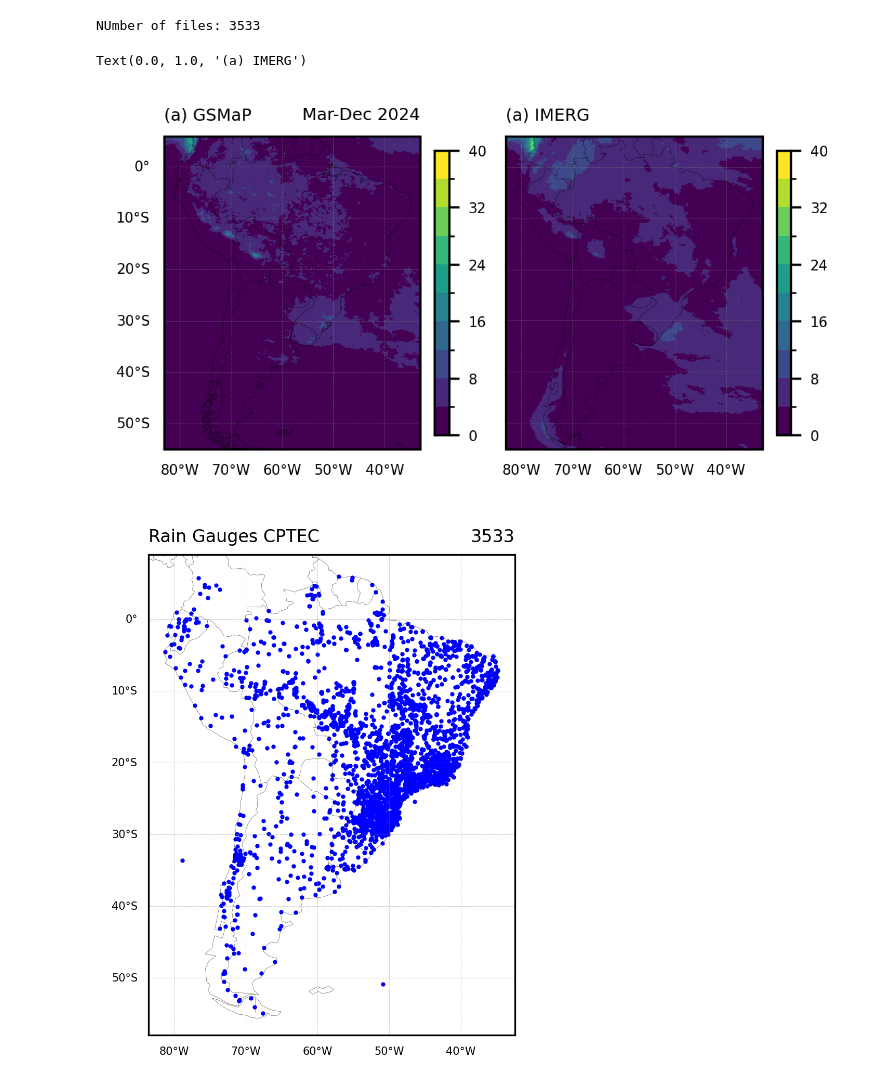
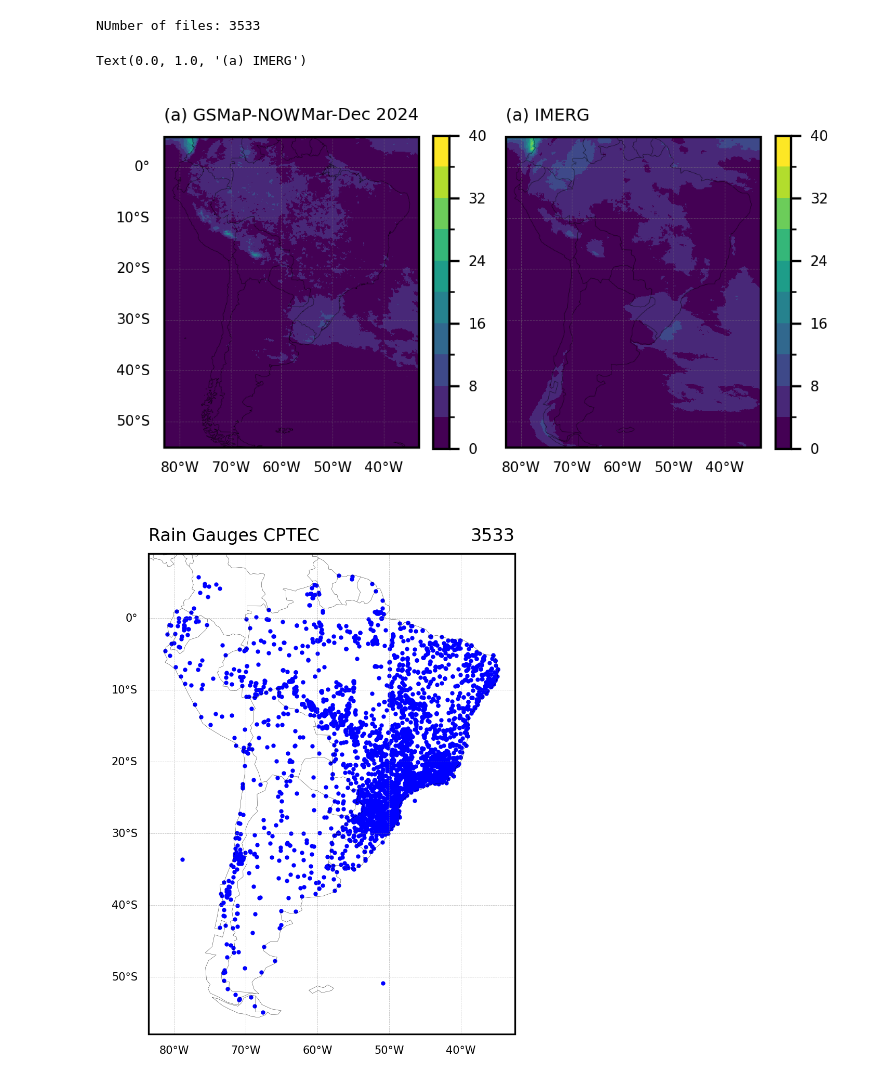
Before and after one commit to SInApSE-INPE/RainGauges, a Jupyter notebook: jupyter/validation/1dy_GSMaP_CPTEC.ipynb, the cells around one changed output. Drawn from its saved outputs; the diff is of its cells as text; code cells hidden in the pictures.

```diff
--- a/jupyter/validation/1dy_GSMaP_CPTEC.ipynb
+++ b/jupyter/validation/1dy_GSMaP_CPTEC.ipynb
@@ -79,37 +79,37 @@ gl.top_labels = False
 gl.bottom_labels = True
 gl.left_labels = True
 gl.right_labels = False
 gl.xlabel_style = {'size': 5, 'color': 'k'}
 gl.ylabel_style = {'size': 5, 'color': 'k'}
 
 a1 = ax1.pcolormesh(lon2d, lat2d, np.nanmean(PRE,axis=0), norm=norm_obs)
-cbar = plt.colorbar(a1,fraction=0.05)
+cbar = plt.colorbar(a1,fraction=0.055)
 cbar.ax.tick_params(labelsize=5)
 
-ax1.set_title('(a) GSMaP', loc='left', fontsize=6)
+ax1.set_title(f'(a) GSMaP-{product}', loc='left', fontsize=6)
 ax1.set_title('Mar-Dec 2024', loc='right', fontsize=6)
 
 #==================================================================================================
 ax1 = plt.subplot(gs[0, 1], projection = proj)
 ax1.add_feature(cf.COASTLINE,linewidth=0.1, linestyle='-',edgecolor='k')
 ax1.add_feature(cf.BORDERS, linewidth=0.1, linestyle='-', edgecolor='k')
 
 gl = ax1.gridlines(crs=proj,draw_labels=True,linewidth=0.2,color='gray',alpha=0.5,linestyle='--')
 gl.top_labels = False
 gl.bottom_labels = True
 gl.left_labels = False
 gl.right_labels = False
 gl.xlabel_style = {'size': 5, 'color': 'k'}
 gl.ylabel_style = {'size': 5, 'color': 'k'}
 
 a1 = ax1.pcolormesh(lon2d_IM, lat2d_IM, np.nanmean(IMERG,axis=0), norm=norm_obs)
-cbar = plt.colorbar(a1,fraction=0.05)
+cbar = plt.colorbar(a1,fraction=0.055)
 cbar.ax.tick_params(labelsize=5)
 
 ax1.set_title('(a) IMERG', loc='left', fontsize=6)
 # %% [output]
 Text(0.0, 1.0, '(a) IMERG')
-[figure, old version]
+[figure, new version]
 # %%
 NMAE_all, NMSE_all, PSS_all = [], [], []
 MAE_all, RMSE_all = [], []
```
Also changed, not shown: parts of 1 cell of this notebook.
